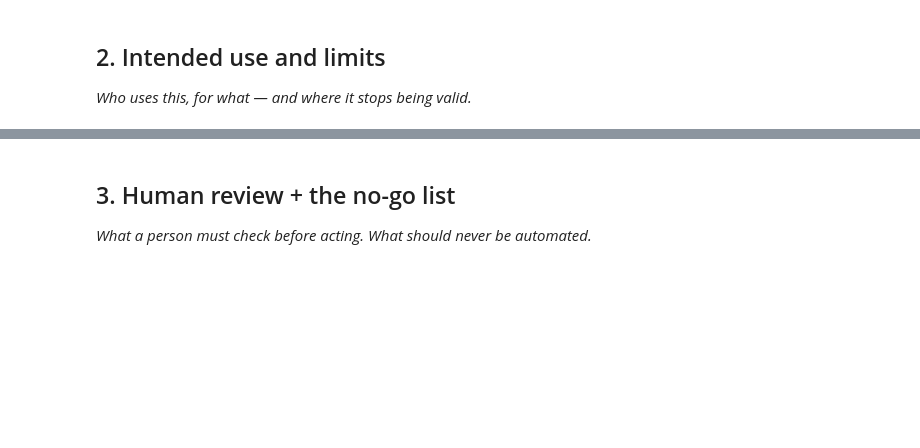
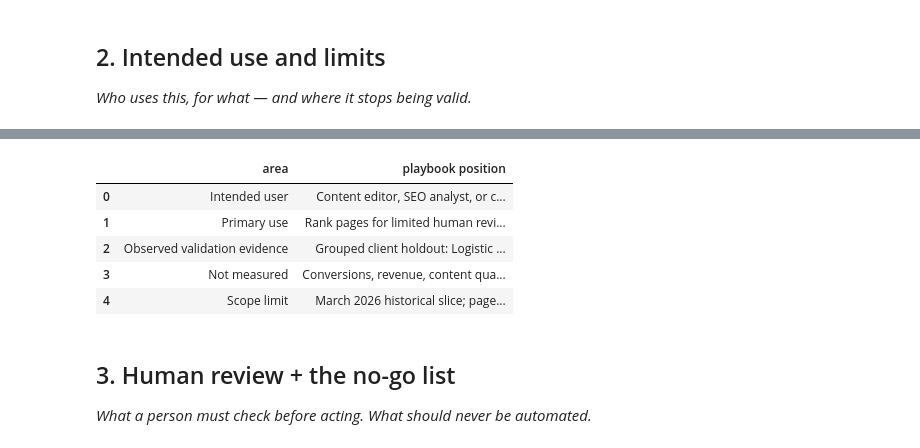
Before and after one commit to Ezgicode/FlyRAnk-AI, a Jupyter notebook: work/notebooks/w07_action_playbook.ipynb, the cells around one changed output, grey strips where cells are left out. Saved outputs shown, nothing was run; the diff lists cells and outputs as text; code cells hidden in the pictures; blank space fills up the shorter version.

```diff
--- a/work/notebooks/w07_action_playbook.ipynb
+++ b/work/notebooks/w07_action_playbook.ipynb
@@ -23,3 +255,44 @@ This skeleton is yours to fill. Work the sections **in order** — each one has
+# %%
+intended_use_limits = pd.DataFrame([
+    {
+        "area": "Intended user",
+        "playbook position": "Content editor, SEO analyst, or content strategist"
+    },
+    {
+        "area": "Primary use",
+        "playbook position": "Rank pages for limited human review capacity"
+    },
+    {
+        "area": "Observed validation evidence",
+        "playbook position": (
+            "Grouped client holdout: Logistic Regression Precision@50 = 0.28; "
+            "hand-written baseline Precision@50 = 0.14"
+        )
+    },
+    {
+        "area": "Not measured",
+        "playbook position": (
+            "Conversions, revenue, content quality, seasonality, query intent, "
+            "technical issues, competitors, and refresh effort"
+        )
+    },
+    {
+        "area": "Scope limit",
+        "playbook position": (
+            "March 2026 historical slice; pages with available data and at least "
+            "100 prior-period impressions"
+        )
+    }
+])
+
+display(intended_use_limits)
+# %% [output]
+|  | area | playbook position |
+| 0 | Intended user | Content editor, SEO analyst, or c... |
+| 1 | Primary use | Rank pages for limited human revi... |
+| 2 | Observed validation evidence | Grouped client holdout: Logistic ... |
+| 3 | Not measured | Conversions, revenue, content qua... |
+| 4 | Scope limit | March 2026 historical slice; page... |
 # %% [markdown]
 ## 3. Human review + the no-go list
 
```
Also changed, not shown: parts of 18 cells of this notebook.
